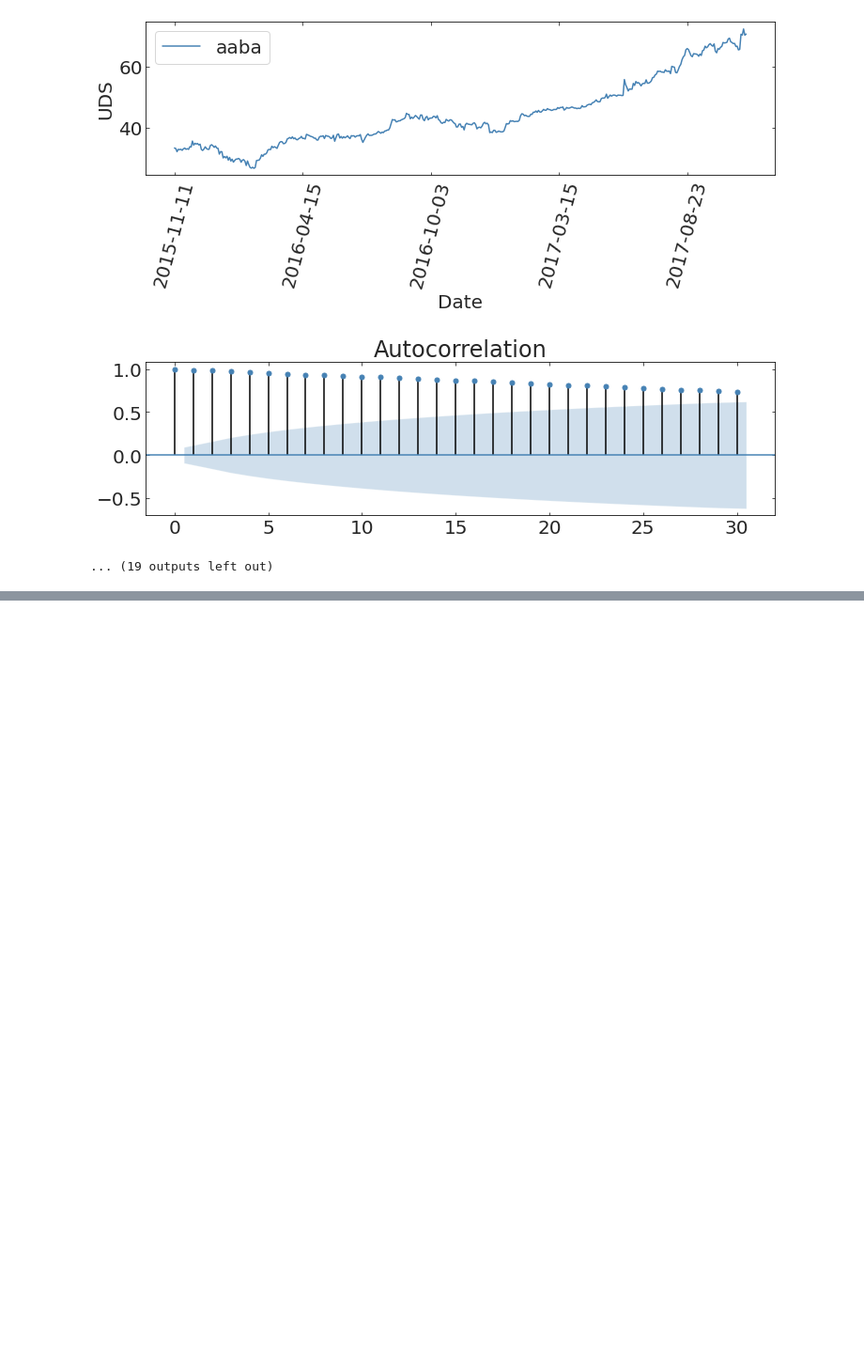
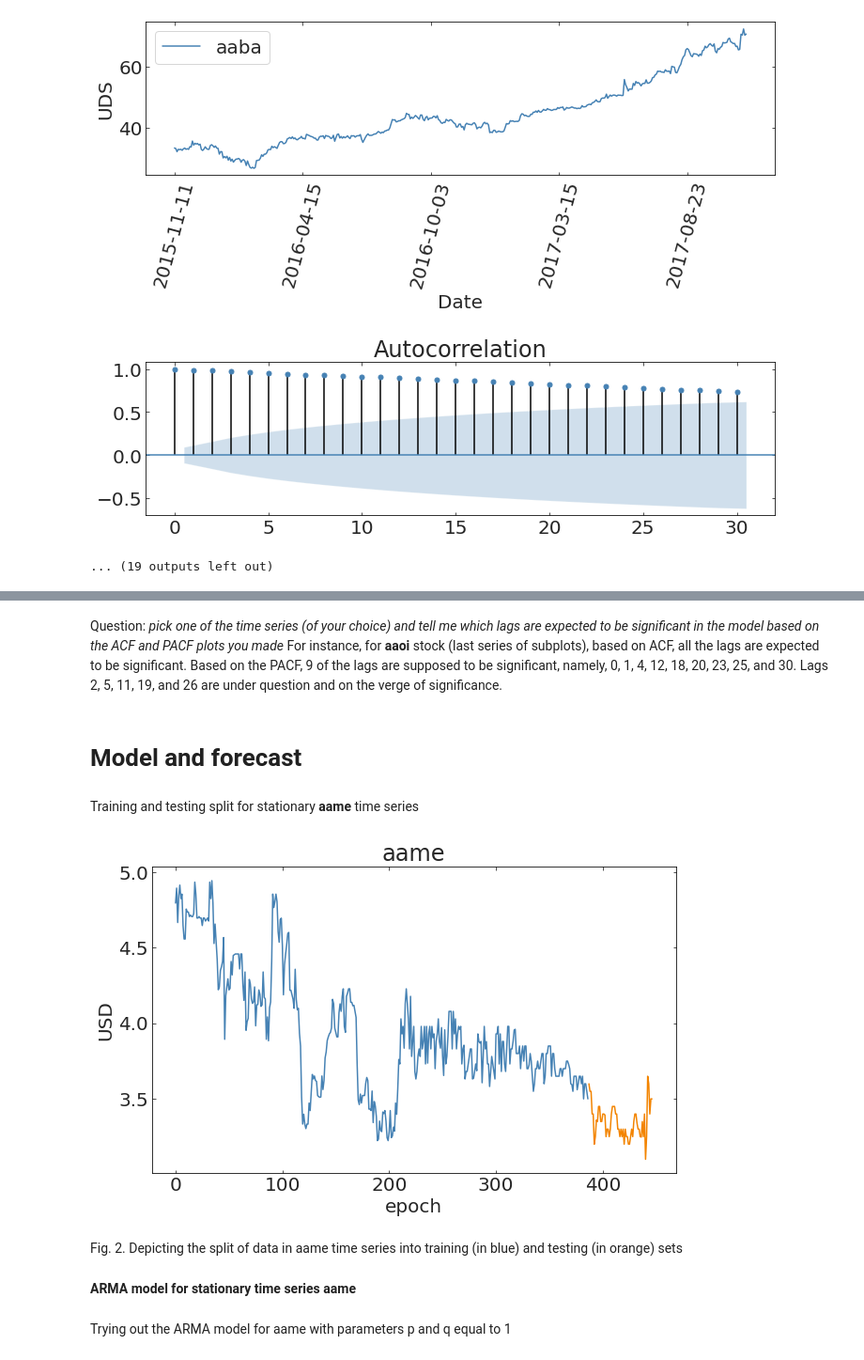
Before and after one commit to cristinarainich/MLTSA22_KRainich, a Jupyter notebook: HW3/HW3.ipynb, the cells around one changed output, grey strips where cells are left out. Shown at 94% size. Drawn from its saved outputs; the diff is of its cells as text; code cells hidden in the pictures; blank space fills up the shorter version.

```diff
--- a/HW3/HW3.ipynb
+++ b/HW3/HW3.ipynb
@@ -202,0 +113,21 @@ ax.set_xticklabels(ax.get_xticklabels(), rotation=45);
+# %% [markdown]
+Question: *pick one of the time series (of your choice) and tell me which lags are expected to be significant in the model based on the ACF and PACF plots you made*
+For instance, for **aaoi** stock (last series of subplots), based on ACF, all the lags are expected to be significant. Based on the PACF, 9 of the lags are supposed to be significant, namely, 0, 1, 4, 12, 18, 20, 23, 25, and 30. Lags 2, 5, 11, 19, and 26 are under question and on the verge of significance.
+# %% [markdown]
+# Model and forecast
+# %% [markdown]
+Training and testing split for stationary **aame** time series
+# %%
+pl.plot(np.arange(tss.shape[0] - 60), tss.loc[:,"aame"][:-60])
+pl.plot(np.arange(tss.shape[0] - 60, tss.shape[0]), tss.loc[:,"aame"][-60:]);
+pl.title("aame")
+pl.xlabel("epoch")
+pl.ylabel("USD");
+# %% [output]
+[figure, added]
+# %% [markdown]
+Fig. 2. Depicting the split of data in aame time series into training (in blue) and testing (in orange) sets
+# %% [markdown]
+**ARMA model for stationary time series aame**
+# %% [markdown]
+Trying out the ARMA model for aame with parameters p and q equal to 1
```
Also changed, not shown: parts of 46 cells of this notebook.
